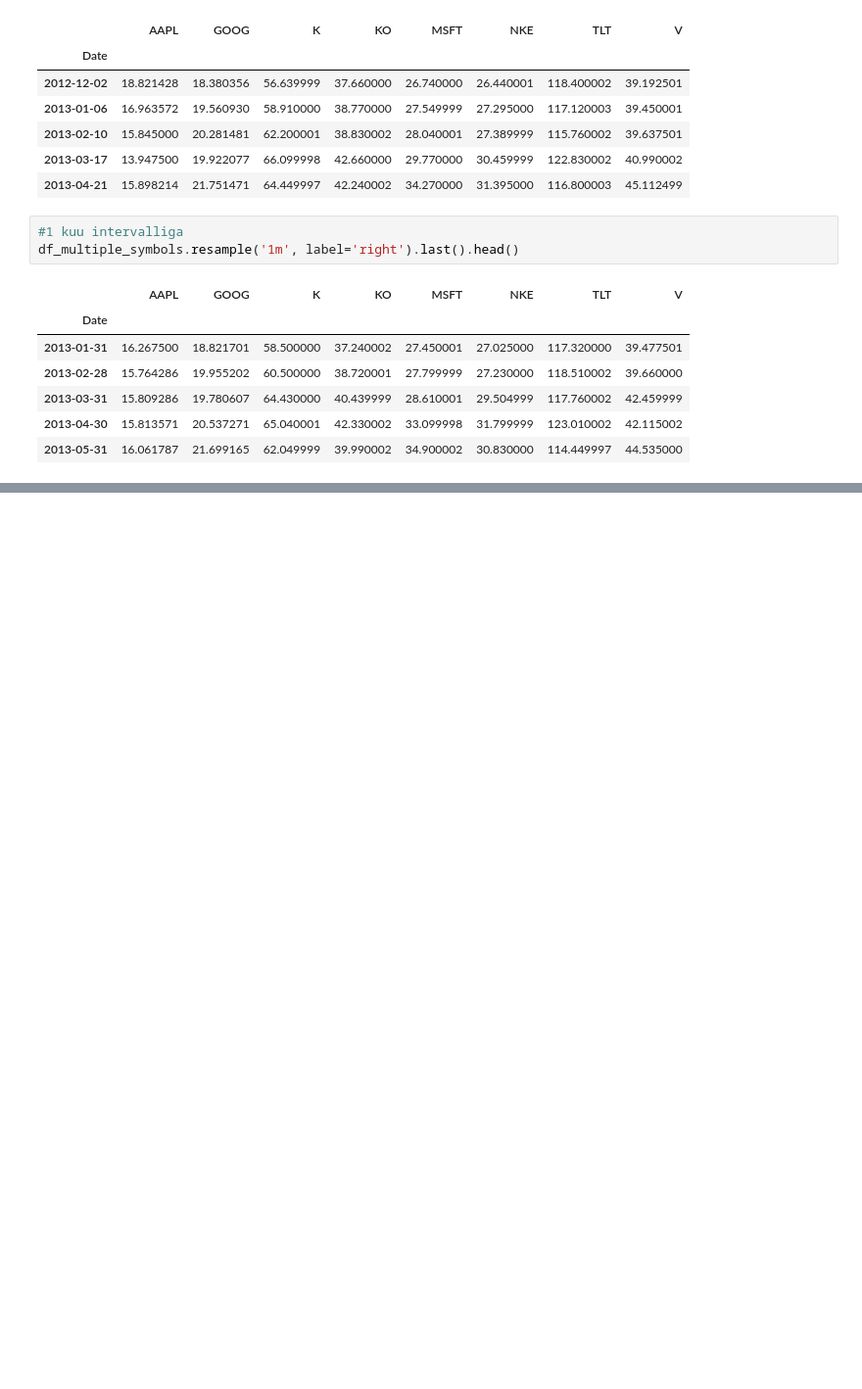
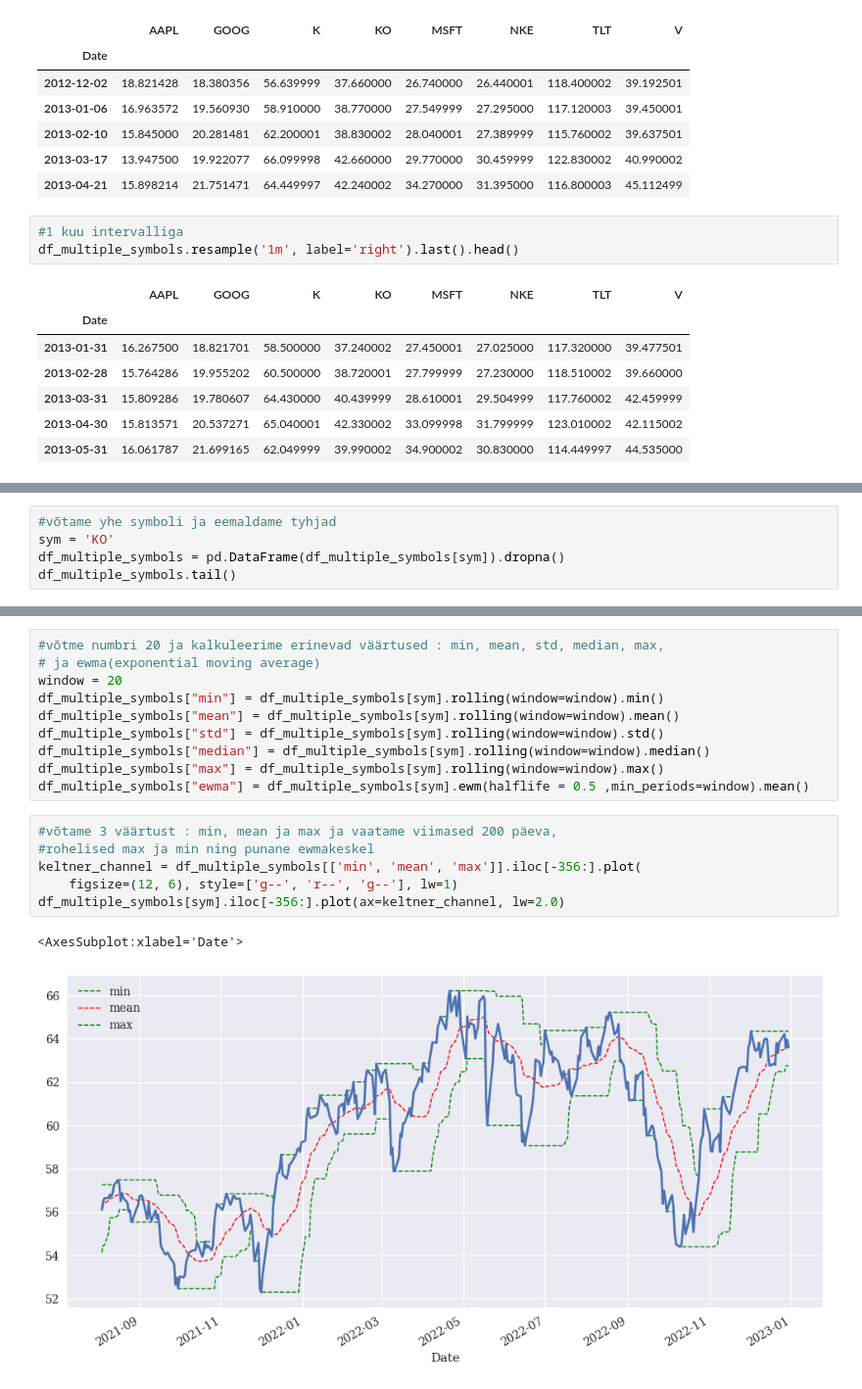
Before and after one commit to MartinKasak/Python_Finance_Numpy_Pandas, a Jupyter notebook: Python Finance.ipynb, the cells around one changed output, grey strips where cells are left out. Shown at 98% size. Cells and saved outputs as stored; diff of their text form; blank space fills up the shorter version.

Commit message:
intervallid, erinevad väärtused, keltner channel, moving averages, positsioon 0-1

```diff
--- a/Python Finance.ipynb
+++ b/Python Finance.ipynb
@@ -177,0 +183,5 @@ df_multiple_symbols.resample('1m', label='right').last().head()
+# %%
+#võtame yhe symboli ja eemaldame tyhjad
+sym = 'KO'
+df_multiple_symbols = pd.DataFrame(df_multiple_symbols[sym]).dropna()
+df_multiple_symbols.tail()
@@ -177,0 +196,19 @@ df_multiple_symbols.resample('1m', label='right').last().head()
+# %%
+#võtme numbri 20 ja kalkuleerime erinevad väärtused : min, mean, std, median, max,
+# ja ewma(exponential moving average)
+window = 20
+df_multiple_symbols["min"] = df_multiple_symbols[sym].rolling(window=window).min()
+df_multiple_symbols["mean"] = df_multiple_symbols[sym].rolling(window=window).mean()
+df_multiple_symbols["std"] = df_multiple_symbols[sym].rolling(window=window).std()
+df_multiple_symbols["median"] = df_multiple_symbols[sym].rolling(window=window).median()
+df_multiple_symbols["max"] = df_multiple_symbols[sym].rolling(window=window).max()
+df_multiple_symbols["ewma"] = df_multiple_symbols[sym].ewm(halflife = 0.5 ,min_periods=window).mean()
+# %%
+#võtame 3 väärtust : min, mean ja max ja vaatame viimased 200 päeva,
+#rohelised max ja min ning punane ewmakeskel
+keltner_channel = df_multiple_symbols[['min', 'mean', 'max']].iloc[-356:].plot(
+    figsize=(12, 6), style=['g--', 'r--', 'g--'], lw=1)
+df_multiple_symbols[sym].iloc[-356:].plot(ax=keltner_channel, lw=2.0)
+# %% [output]
+<AxesSubplot:xlabel='Date'>
+[figure, added]
```
Also changed, not shown: parts of 9 cells of this notebook.
